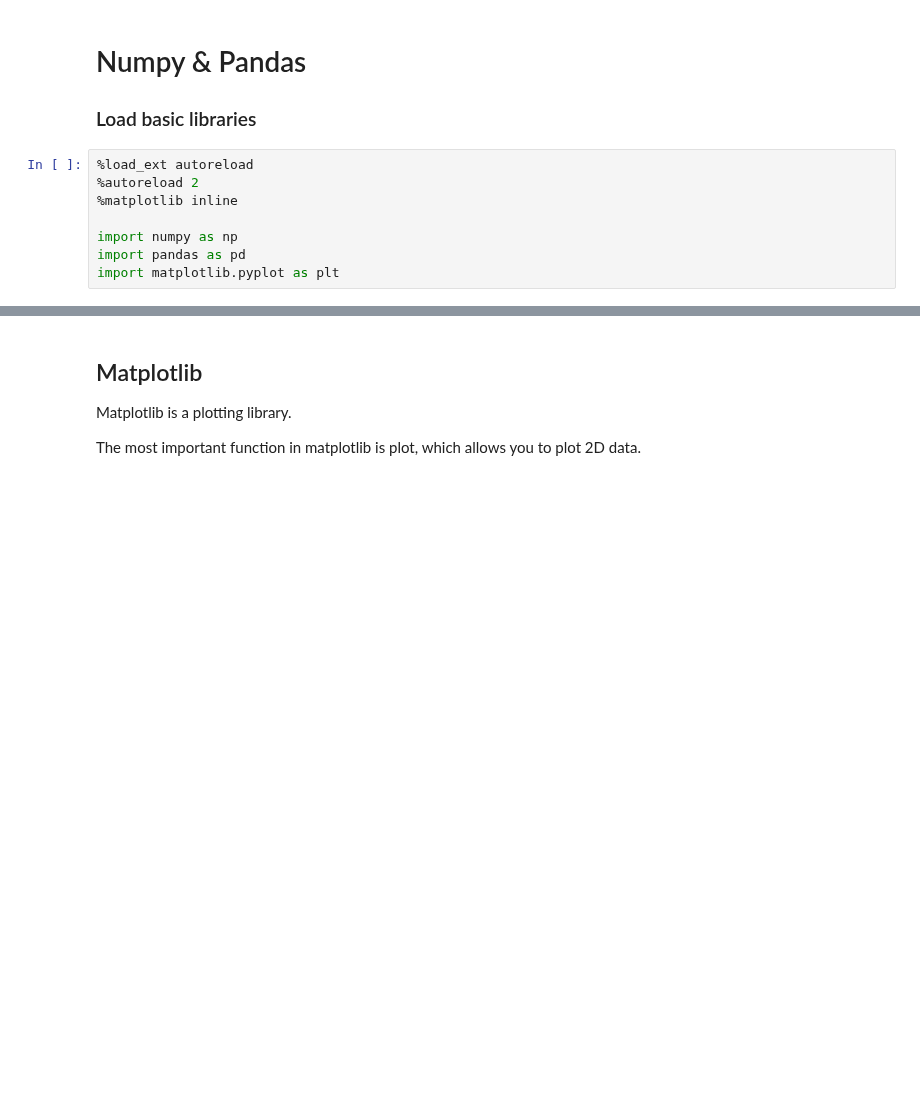
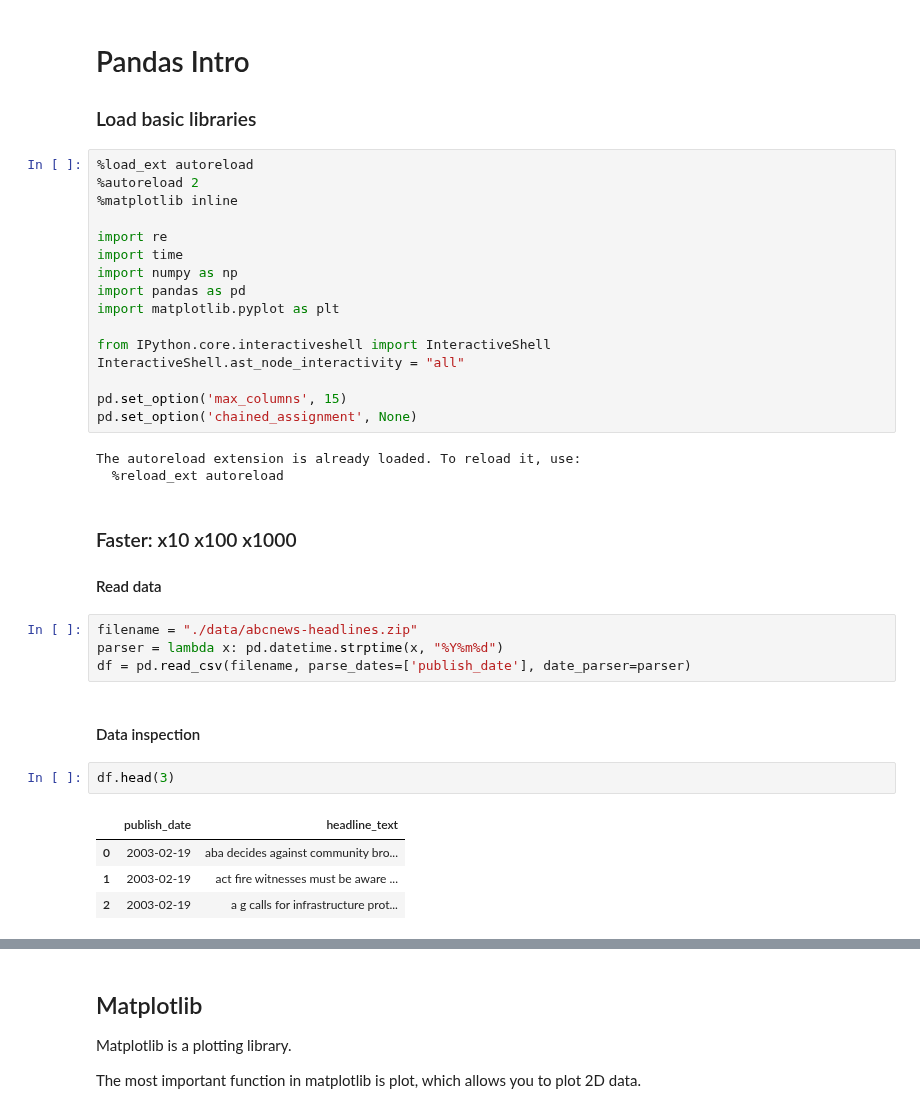
Before and after one commit to jgdelrio/tutorials, a Jupyter notebook: Intro/04_Pandas_Intro_ini.ipynb, the cells around one changed output, grey strips where cells are left out. Cells and saved outputs as stored; diff of their text form; blank space fills up the shorter version.

```diff
--- a/Intro/04_Pandas_Intro_ini.ipynb
+++ b/Intro/04_Pandas_Intro_ini.ipynb
@@ -1,5 +1,5 @@
 # %% [markdown]
-# Numpy & Pandas
+# Pandas Intro
 
 ### Load basic libraries
 # %%
@@ -7,6 +7,34 @@
 %autoreload 2
 %matplotlib inline
 
+import re
+import time
 import numpy as np
 import pandas as pd
 import matplotlib.pyplot as plt
+
+from IPython.core.interactiveshell import InteractiveShell
+InteractiveShell.ast_node_interactivity = "all"
+
+pd.set_option('max_columns', 15)
+pd.set_option('chained_assignment', None)
+# %% [output]
+The autoreload extension is already loaded. To reload it, use:
+  %reload_ext autoreload
+# %% [markdown]
+### Faster: x10 x100 x1000
+
+#### Read data
+# %%
+filename = "./data/abcnews-headlines.zip"
+parser = lambda x: pd.datetime.strptime(x, "%Y%m%d")
+df = pd.read_csv(filename, parse_dates=['publish_date'], date_parser=parser)
+# %% [markdown]
+#### Data inspection
+# %%
+df.head(3)
+# %% [output]
+|  | publish_date | headline_text |
+| 0 | 2003-02-19 | aba decides against community bro... |
+| 1 | 2003-02-19 | act fire witnesses must be aware ... |
+| 2 | 2003-02-19 | a g calls for infrastructure prot... |
```
Also changed, not shown: parts of 11 cells of this notebook.
